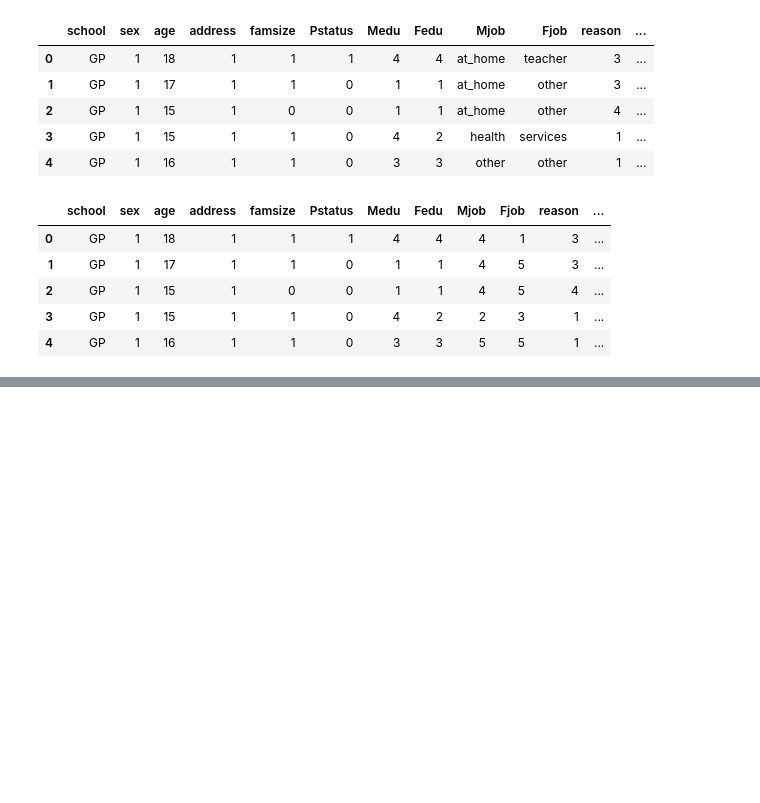
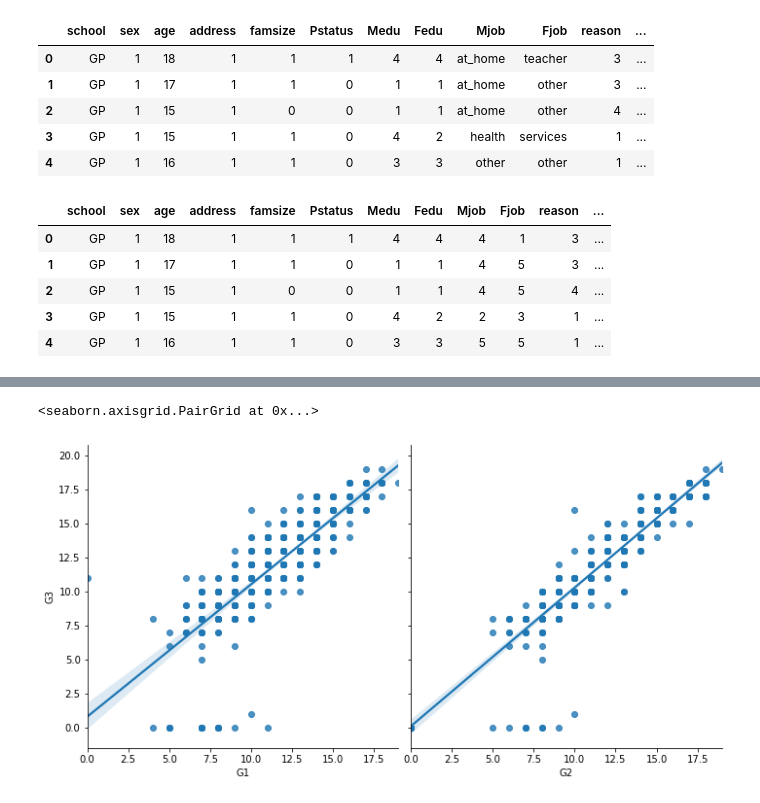
Before and after one commit to erwinleonardy/machine-learning, a Jupyter notebook: student/bayu/bayu-student-portugese.ipynb, the cells around one changed output, grey strips where cells are left out. Cells and saved outputs as stored; diff of their text form; code cells hidden in the pictures; blank space fills up the shorter version.

```diff
--- a/student/bayu/bayu-student-portugese.ipynb
+++ b/student/bayu/bayu-student-portugese.ipynb
@@ -198,6 +197,6 @@ copy_data.head()
 | 3 | GP | 1 | 15 | 1 | 1 | 0 | 4 | 2 | 2 | 3 | 1 | ... |
 | 4 | GP | 1 | 16 | 1 | 1 | 0 | 3 | 3 | 5 | 5 | 1 | ... |
 # %%
-filtered_2_values_data = copy_data.filter(["sex","address","famsize","Pstatus","shcoolsup","famsup","paid","activities","nursey","higher","internet","romantic","G1","G2","G3"])
+filtered_2_values_data = copy_data.filter(["sex","address","famsize","Pstatus","schoolsup","famsup","paid","activities","nursery","higher","internet","romantic","G1","G2","G3"])
 # %%
 filtered_more_than_2_values_data = copy_data.filter(["Medu","Fedu","Mjob","Fjob","reason","guardian","traveltime","studytime","failures","famrel","freetime","goout","Dalc","Walc","health","G1","G2","G3"])
@@ -203,0 +227,5 @@ filtered_more_than_2_values_data = copy_data.filter(["Medu","Fedu","Mjob","Fjob"
+# %%
+sea.pairplot(filtered_2_values_data, x_vars=["G1","G2"], y_vars='G3', height=5, aspect=1, kind='reg')
+# %% [output]
+<seaborn.axisgrid.PairGrid at 0x...>
+[figure, added]
```
Also changed, not shown: parts of 25 cells of this notebook.
